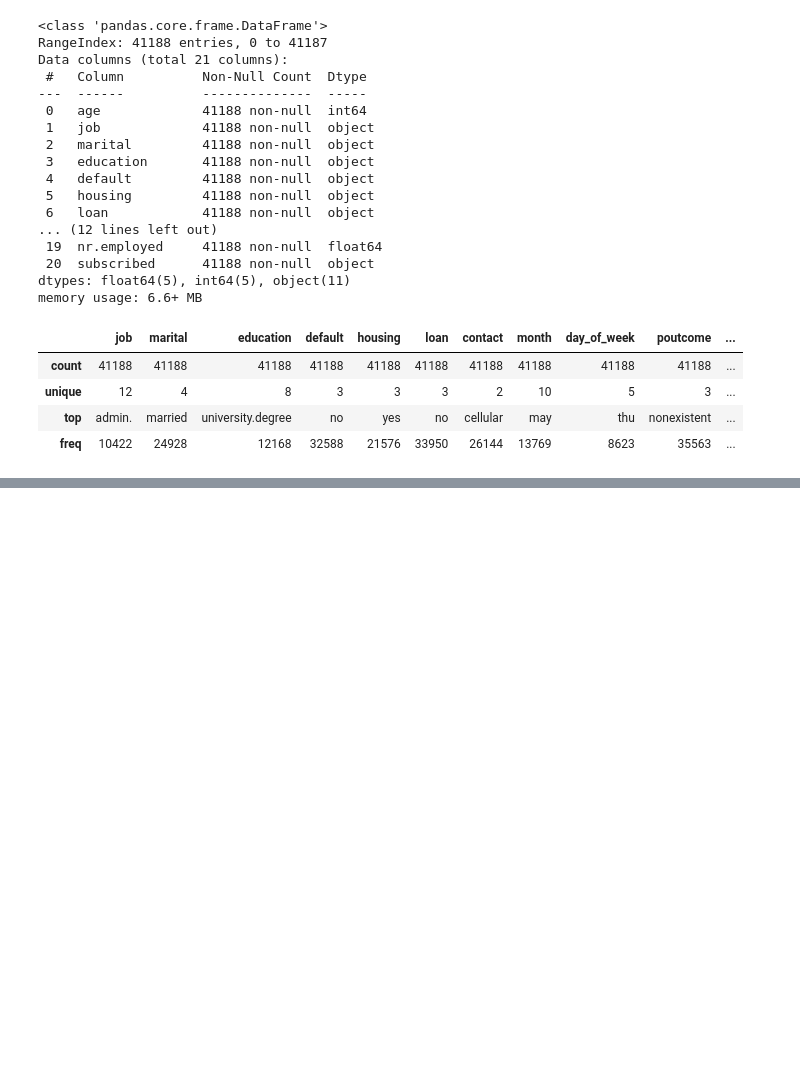
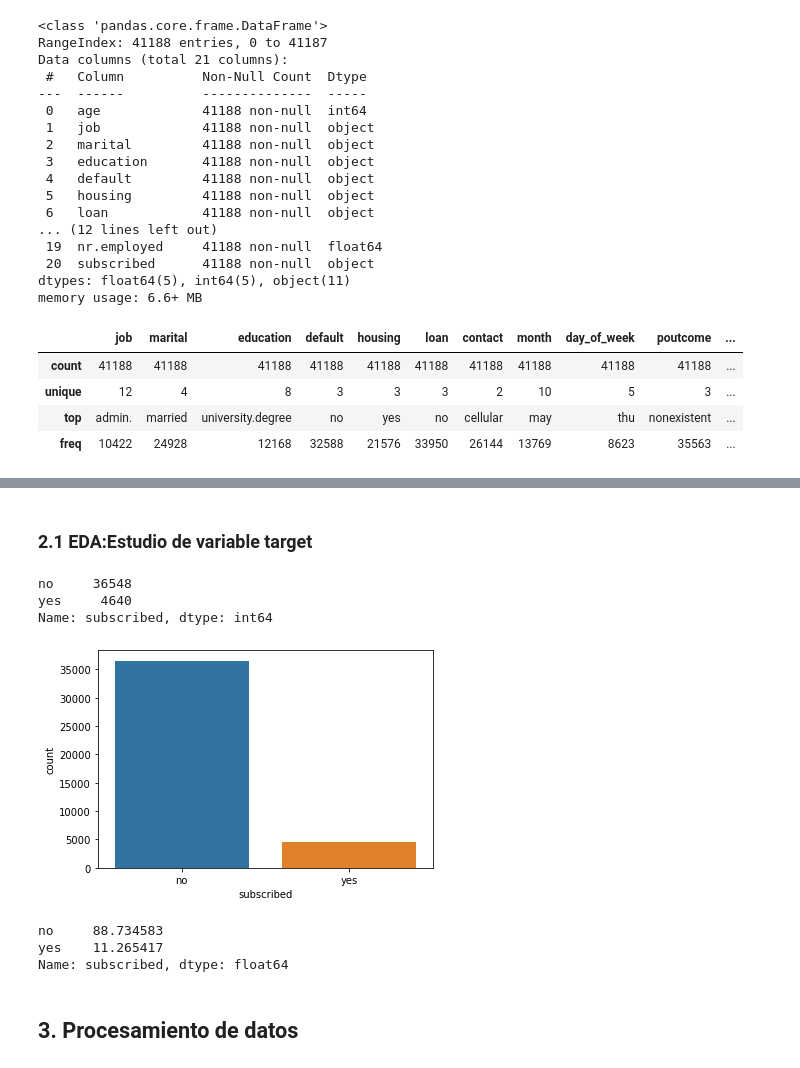
Before and after one commit to williamat/LogisticRegression, a Jupyter notebook: BankPrediction.ipynb, the cells around one changed output, grey strips where cells are left out. Saved outputs shown, nothing was run; the diff lists cells and outputs as text; code cells hidden in the pictures; blank space fills up the shorter version.

```diff
--- a/BankPrediction.ipynb
+++ b/BankPrediction.ipynb
@@ -67,0 +113,21 @@ memory usage: 6.6+ MB
+# %% [markdown]
+### 2.1 EDA:Estudio de variable target
+# %%
+sns.countplot(x='subscribed',data=data)
+#Número de personas que se suscribieron o no
+data.subscribed.value_counts()
+#La base está desbalanceada
+# %% [output]
+no     36548
+yes     4640
+Name: subscribed, dtype: int64
+[figure, added]
+# %%
+#Porcentajes de personas que se suscribieron
+data.subscribed.value_counts()/data.shape[0]*100
+# %% [output]
+no     88.734583
+yes    11.265417
+Name: subscribed, dtype: float64
+# %% [markdown]
+## 3. Procesamiento de datos
```
Also changed, not shown: parts of 16 cells of this notebook.
